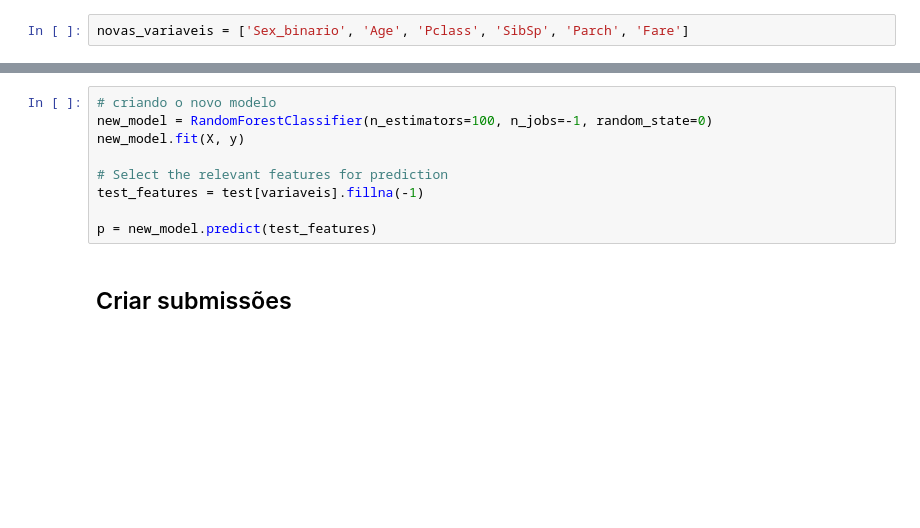
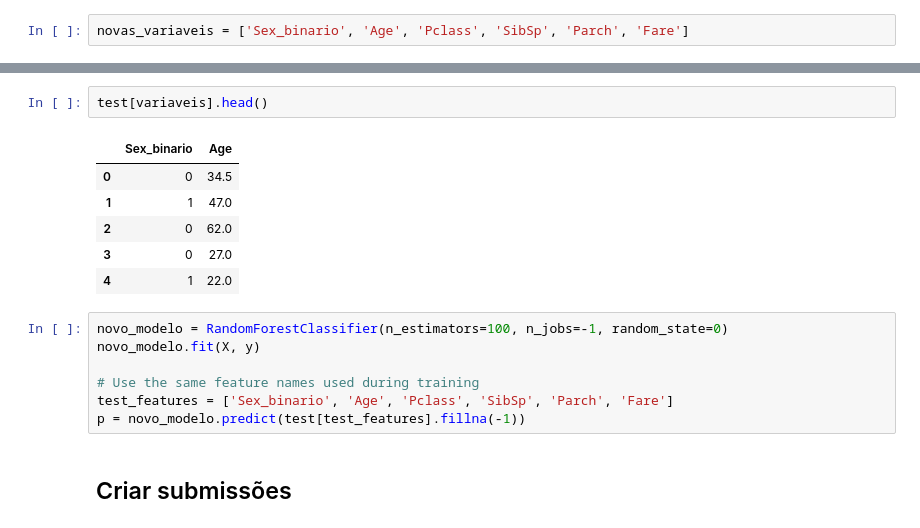
Before and after one commit to Anag0es/Titanic_competition, a Jupyter notebook: titanic.ipynb, the cells around one changed output, grey strips where cells are left out. Drawn from its saved outputs; the diff is of its cells as text; blank space fills up the shorter version.

```diff
--- a/titanic.ipynb
+++ b/titanic.ipynb
@@ -315,12 +361,19 @@ novas_variaveis = ['Sex_binario', 'Age', 'Pclass', 'SibSp', 'Parch', 'Fare']
+# %%
+test[variaveis].head()
+# %% [output]
+|  | Sex_binario | Age |
+| 0 | 0 | 34.5 |
+| 1 | 1 | 47.0 |
+| 2 | 0 | 62.0 |
+| 3 | 0 | 27.0 |
+| 4 | 1 | 22.0 |
 # %%
-# criando o novo modelo
-new_model = RandomForestClassifier(n_estimators=100, n_jobs=-1, random_state=0)
-new_model.fit(X, y)
+novo_modelo = RandomForestClassifier(n_estimators=100, n_jobs=-1, random_state=0)
+novo_modelo.fit(X, y)
 
-# Select the relevant features for prediction
-test_features = test[variaveis].fillna(-1)
-
-p = new_model.predict(test_features)
+# Use the same feature names used during training
+test_features = ['Sex_binario', 'Age', 'Pclass', 'SibSp', 'Parch', 'Fare']
+p = novo_modelo.predict(test[test_features].fillna(-1))
 # %% [markdown]
 ## Criar submissões
 # %%
```
Also changed, not shown: parts of 17 cells of this notebook, 1 other file.
